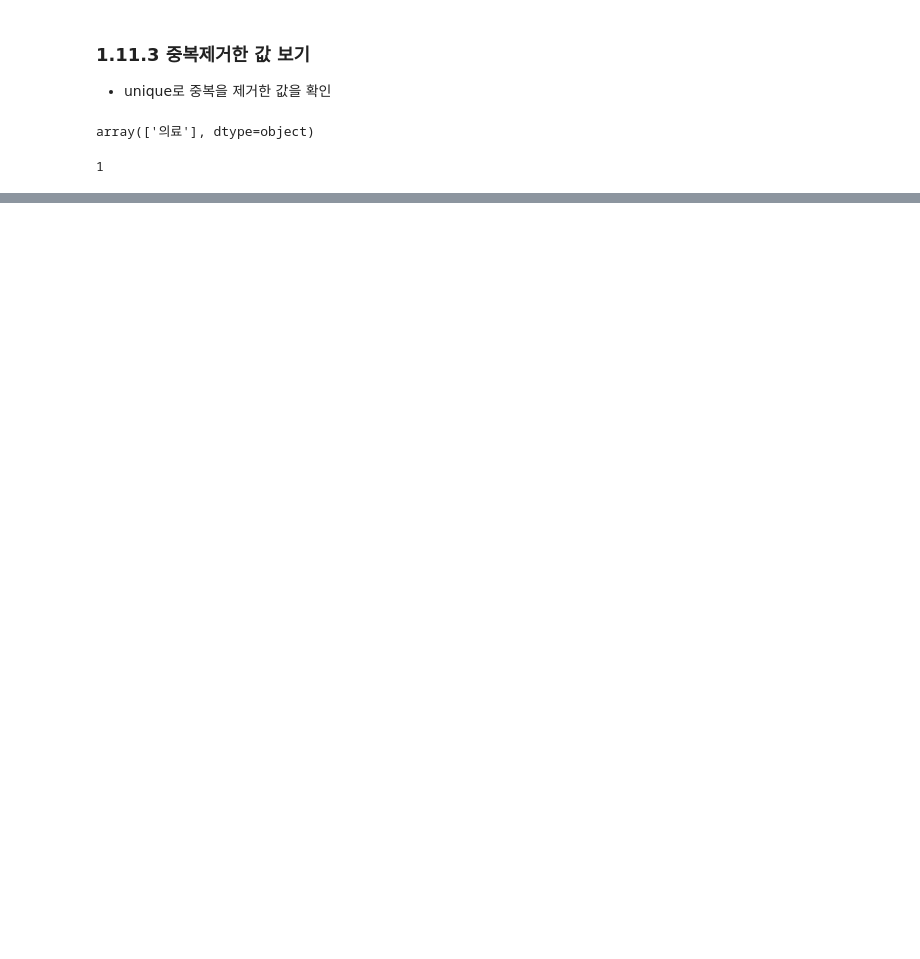
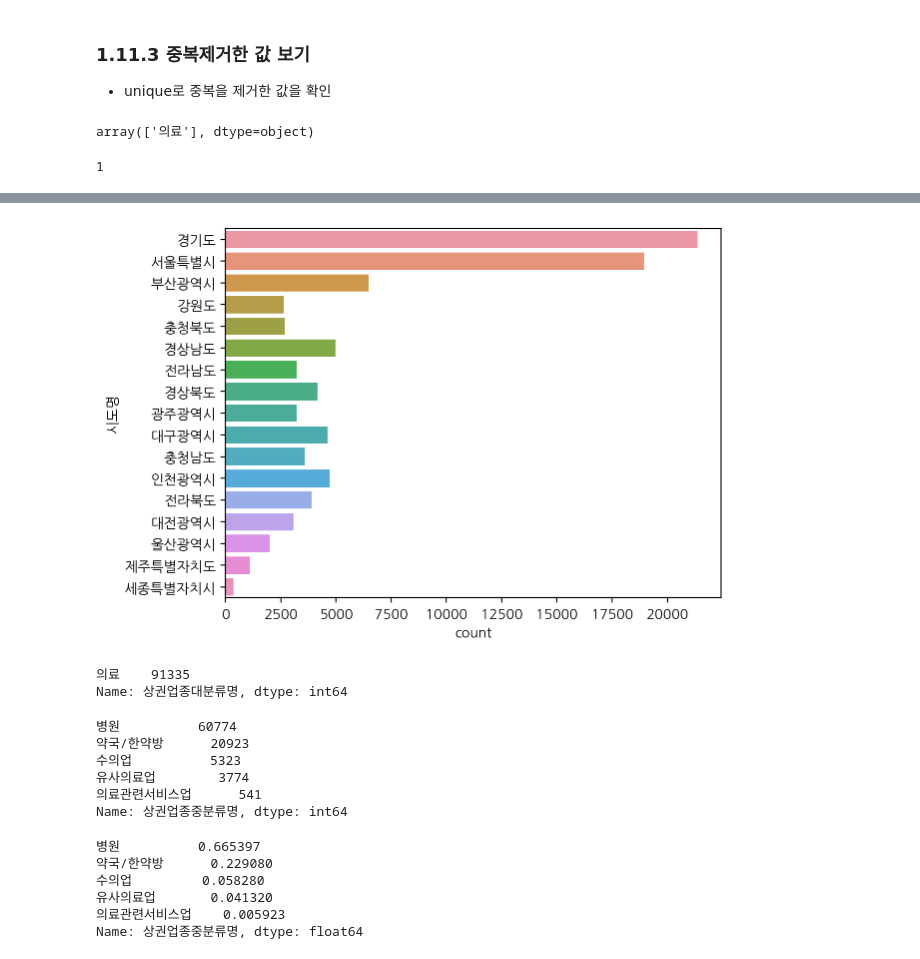
Before and after one commit to EUN-IVERSE/data_science01, a Jupyter notebook: Harim/dataS6_13.ipynb, the cells around one changed output, grey strips where cells are left out. Cells and saved outputs as stored; diff of their text form; code cells hidden in the pictures; blank space fills up the shorter version.

```diff
--- a/Harim/dataS6_13.ipynb
+++ b/Harim/dataS6_13.ipynb
@@ -418,0 +518,34 @@ df["상권업종대분류명"].nunique()
+# %%
+# seaborn의 countplot으로 그리기
+
+c = sns.countplot(data=df,y="시도명")
+# %% [output]
+[figure, added]
+# %%
+# "상권업종대분류명"으로 갯수를 세어보자
+df["상권업종대분류명"].value_counts()
+# %% [output]
+의료    91335
+Name: 상권업종대분류명, dtype: int64
+# %%
+# "상권업종대분류명"으로 갯수를 세어보자
+a = df["상권업종중분류명"].value_counts()
+a
+# %% [output]
+병원          60774
+약국/한약방      20923
+수의업          5323
+유사의료업        3774
+의료관련서비스업      541
+Name: 상권업종중분류명, dtype: int64
+# %%
+# normalize=True로 비율 구하기
+b = df["상권업종중분류명"].value_counts(normalize=True)
+b
+# %% [output]
+병원          0.665397
+약국/한약방      0.229080
+수의업         0.058280
+유사의료업       0.041320
+의료관련서비스업    0.005923
+Name: 상권업종중분류명, dtype: float64
```
Also changed, not shown: parts of 22 cells of this notebook.
